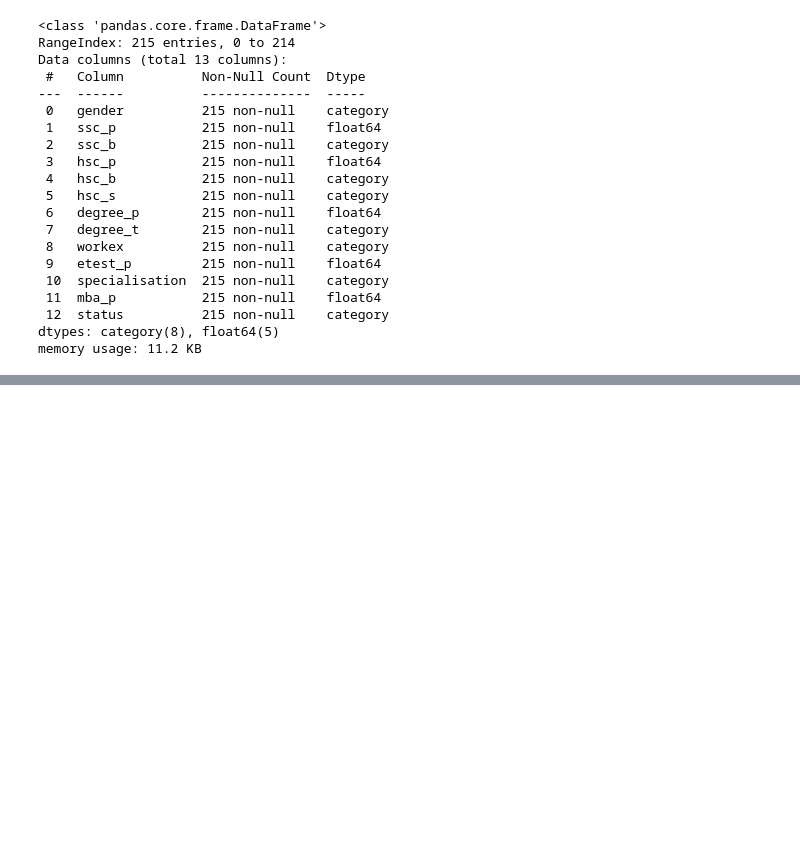
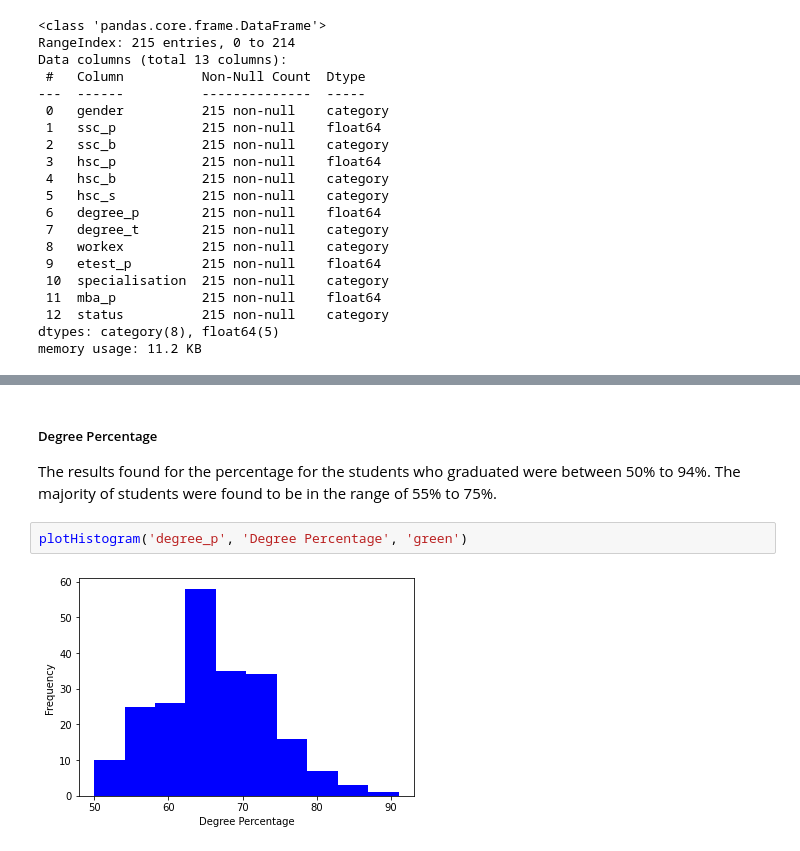
Before and after one commit to tylerfaulkner/dataScienceFinal, a Jupyter notebook: CS3300_final.ipynb, the cells around one changed output, grey strips where cells are left out. Drawn from its saved outputs; the diff is of its cells as text; blank space fills up the shorter version.

```diff
--- a/CS3300_final.ipynb
+++ b/CS3300_final.ipynb
@@ -125,0 +156,8 @@ memory usage: 11.2 KB
+# %% [markdown]
+##### Degree Percentage
+
+The results found for the percentage for the students who graduated were between 50% to 94%. The majority of students were found to be in the range of 55% to 75%.
+# %%
+plotHistogram('degree_p', 'Degree Percentage', 'green')
+# %% [output]
+[figure, added]
```
Also changed, not shown: parts of 50 cells of this notebook.
